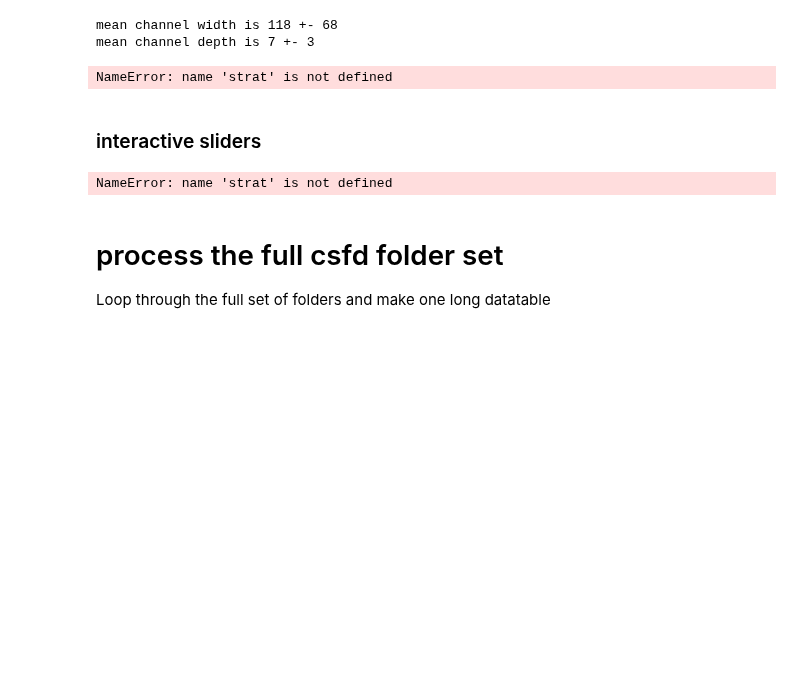
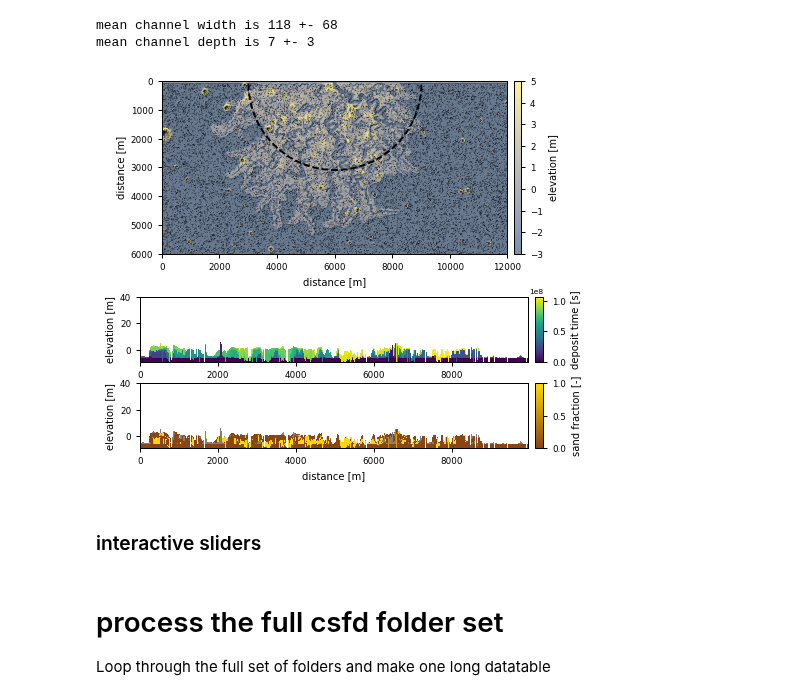
Before and after one commit to amoodie/paper_resources, a Jupyter notebook: Moodie_marscraterreworking/analysis/crater_analysis.ipynb, the cells around one changed output. Cells and saved outputs as stored; diff of their text form; code cells hidden in the pictures; blank space fills up the shorter version.

```diff
--- a/Moodie_marscraterreworking/analysis/crater_analysis.ipynb
+++ b/Moodie_marscraterreworking/analysis/crater_analysis.ipynb
@@ -1555,20 +1570,20 @@ print(f"mean channel depth is {np.mean(np.hstack([proximal_depths, distal_depths
 mean channel width is 118 +- 68
 mean channel depth is 7 +- 3
 # %%
-strat.register_section('strike', dm.section.StrikeSection(distance=180))
-strat.register_section('circ', dm.section.CircularSection(radius=3000))
-strat.register_section('bound', dm.section.CircularSection(radius=1400, origin_idx=(0, cube.shape[2]//2)))
+csfd_strat.register_section('strike', dm.section.StrikeSection(distance=180))
+csfd_strat.register_section('circ', dm.section.CircularSection(radius=3000))
+csfd_strat.register_section('bound', dm.section.CircularSection(radius=1400, origin_idx=(0, csfd_strat.shape[2]//2)))
 
 ls = LightSource(azdeg=315, altdeg=45)
-hs = ls.hillshade(np.array(cube['eta'][-1, :, :]).squeeze(), vert_exag=2, dx=10, dy=10)
+hs = ls.hillshade(np.array(csfd_cube['eta'][-1, :, :]).squeeze(), vert_exag=2, dx=10, dy=10)
 
 fig = plt.figure(dpi=90)
 ax0 = fig.add_axes([0.1, 0.55, 0.7, 0.4])
 # cube.quick_show('eta', idx=-1, ticks=True, ax=ax0)
-ax0.imshow(hs, cmap='gray', extent=cube.extent)
+ax0.imshow(hs, cmap='gray', extent=csfd_cube.extent)
 im = ax0.imshow(
-    cube['eta'][-1],
-    extent=cube.extent,
+    csfd_cube['eta'][-1],
+    extent=csfd_cube.extent,
     cmap='cividis', vmin=-3, vmax=5, alpha=0.5)
 cb = dm.plot.append_colorbar(im, ax=ax0)
 cb.ax.tick_params(labelsize=_tick_fontsize)
@@ -1576,10 +1591,10 @@ cb.set_label('elevation [m]', fontsize=_label_fontsize)
 cb.minorticks_off()
 cb.ax.yaxis.offsetText.set_fontsize(_tick_fontsize-1)
 
-strat.sections['circ'].show_trace('k--', ax=ax0)
+csfd_strat.sections['circ'].show_trace('k--', ax=ax0)
 
 patch_list = []
-for index, row in df_log.iterrows():
+for index, row in df_log_csfd.iterrows():
     circ = patches.Circle(
         (row['location_x'], row['location_y']), radius=row['diameter']/2,
         edgecolor='k')
@@ -1589,54 +1604,54 @@ ax0.add_collection(p)
 
 ax1 = fig.add_axes([0.1, 0.3, 0.7, 0.15])
 ax2 = fig.add_axes([0.1, 0.1, 0.7, 0.15])
-strat.sections['circ'].show('time', ax=ax1)
+csfd_strat.sections['circ'].show('time', ax=ax1)
 cb = ax1.collections[-1].colorbar
 cb.ax.tick_params(labelsize=_tick_fontsize)
 cb.set_label('deposit time [s]', fontsize=_label_fontsize)
 cb.ax.yaxis.offsetText.set_fontsize(_tick_fontsize-1)
 
-strat.sections['circ'].show('sandfrac', ax=ax2)
+csfd_strat.sections['circ'].show('sandfrac', ax=ax2)
 cb = ax2.collections[-1].colorbar
 cb.ax.tick_params(labelsize=_tick_fontsize)
 cb.set_label('sand fraction [-]', fontsize=_label_fontsize)
 cb.ax.yaxis.offsetText.set_fontsize(_tick_fontsize-1)
 
 ax0.set_xlabel('distance [m]', fontsize=_label_fontsize)
 ax0.set_ylabel('distance [m]', fontsize=_label_fontsize)
 ax2.set_xlabel('distance [m]', fontsize=_label_fontsize)
 ax1.set_ylabel('elevation [m]', fontsize=_label_fontsize)
 ax2.set_ylabel('elevation [m]', fontsize=_label_fontsize)
 
 fig.set_facecolor('none')
 
 for axi in [ax1, ax2]:
     axi.set_ylim(-9, 40)
 
 for axi in [ax0, ax1, ax2]:
     axi.tick_params(labelsize=_tick_fontsize)
 
 fig.savefig(os.path.join(figure_root, 'supp_circular_section.png'), dpi=300, transparent=False, facecolor='none')
 fig.savefig(os.path.join(figure_root, 'supp_circular_section.pdf'), dpi=300, transparent=False, facecolor='white')
 
 fig.set_facecolor('none')
 # %% [output]
-NameError: name 'strat' is not defined
+[figure, added]
 # %% [markdown]
 ### interactive sliders
 # %%
 %%capture
-_frzn = strat.export_frozen_variable('crater_rim')
+_frzn = csfd_strat.export_frozen_variable('crater_rim')
 
 fig4, ax4 = plt.subplots(dpi=200)
-ax4.imshow(hs, cmap='gray', extent=cube.extent)  # add the hillshade
-_cidx_cmap, _cidx_norm = _make_crateridx_cmap(len(df_log))
+ax4.imshow(hs, cmap='gray', extent=csfd_cube.extent)  # add the hillshade
+_cidx_cmap, _cidx_norm = _make_crateridx_cmap(len(df_log_csfd))
 im4 = ax4.imshow(
-    strat['crater_rim'][-1, :, :], cmap=_cidx_cmap,   interpolation='none', alpha=1,
-    extent=strat.extent, vmin=0, vmax=len(df_log))
+    csfd_strat['crater_rim'][-1, :, :], cmap=_cidx_cmap,   interpolation='none', alpha=1,
+    extent=csfd_strat.extent, vmin=0, vmax=len(df_log_csfd))
 dm.plot.append_colorbar(im4, ax4)
 
 patch_list = []
-for index, row in df_log.iterrows():
+for index, row in df_log_csfd.iterrows():
     circ = patches.Circle(
         (row['location_x'], row['location_y']), radius=row['diameter']/2,
         edgecolor='k', linestyle=':', linewidth=0.5)
@@ -1647,7 +1662,7 @@ ax4.add_collection(p)
 ax4.set_title('stratigraphic slices of crater ID', fontsize=9)
 ax4.tick_params(labelsize=7)
 
-strat.sections['circ'].show_trace('r', ax=ax0)
+csfd_strat.sections['circ'].show_trace('r', ax=ax0)
 
 ax4.set_xlim(2900, 4500)
 ax4.set_ylim(1600, 0)
@@ -1658,6 +1673,4 @@ def _update_strat_slice2(idx):
     im4.set_data(slc)
     fig4.canvas.draw()
     display(fig4)
-# %% [output]
-NameError: name 'strat' is not defined
 # %%
```
Also changed, not shown: parts of 37 cells of this notebook.
